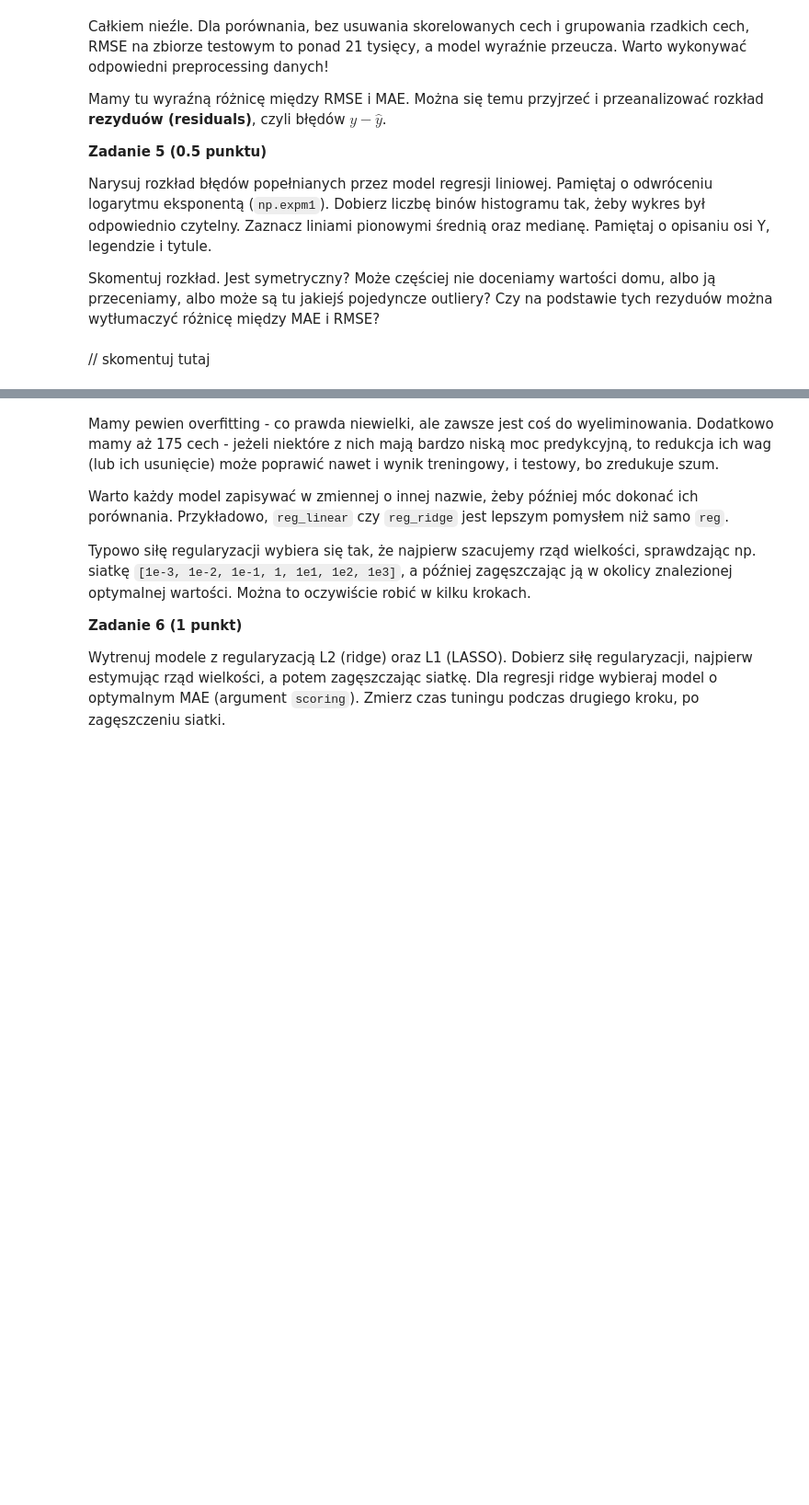
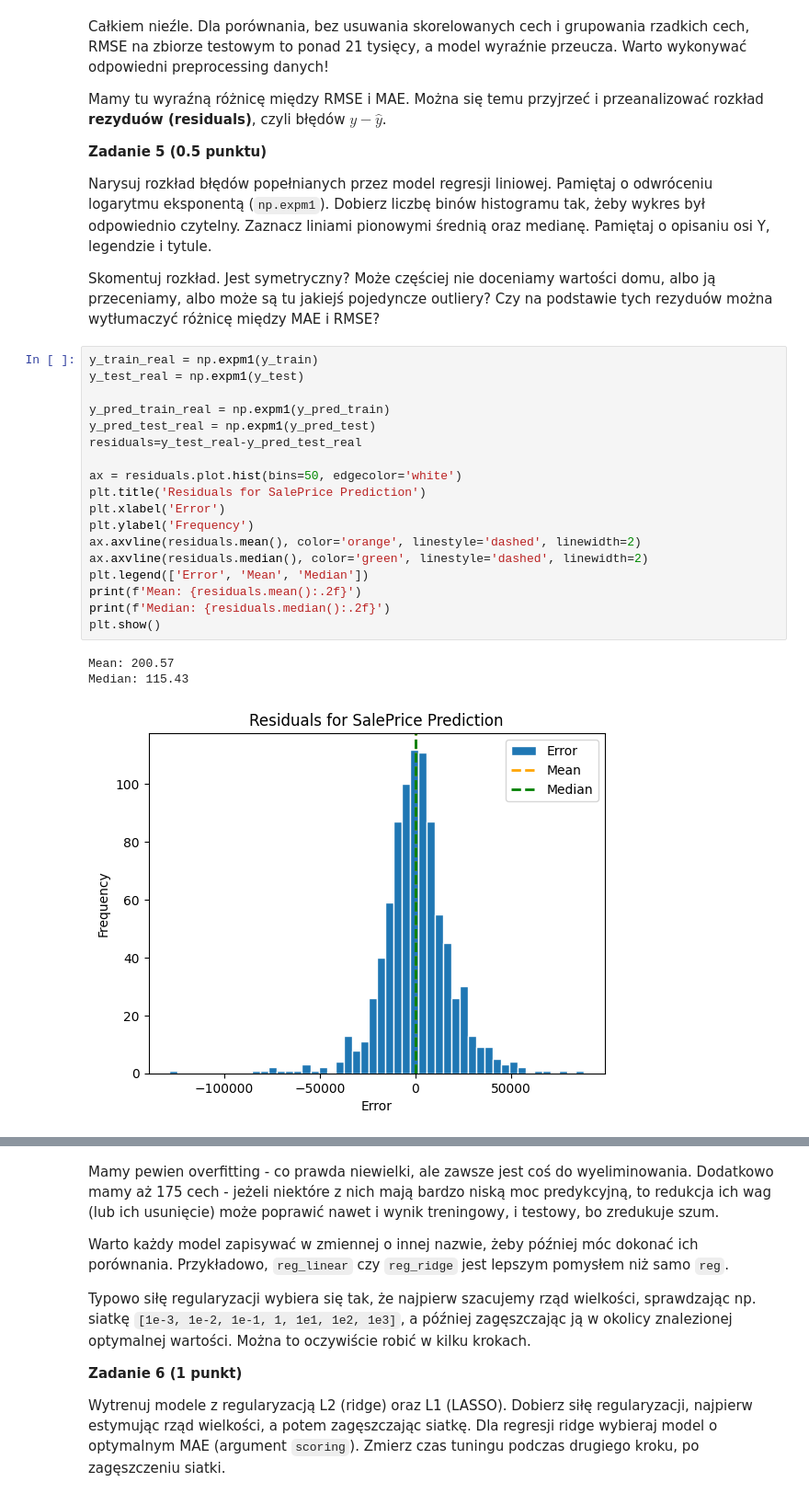
Before and after one commit to kanitsch/pum, a Jupyter notebook: 1-zadanie_domowe/1-zadanie_domowe/notebook.ipynb, the cells around one changed output, grey strips where cells are left out. Shown at 92% size. Drawn from its saved outputs; the diff is of its cells as text; blank space fills up the shorter version.

```diff
--- a/1-zadanie_domowe/1-zadanie_domowe/notebook.ipynb
+++ b/1-zadanie_domowe/1-zadanie_domowe/notebook.ipynb
@@ -541,5 +549,25 @@ Mamy tu wyraźną różnicę między RMSE i MAE. Można się temu przyjrzeć i p
 Narysuj rozkład błędów popełnianych przez model regresji liniowej. Pamiętaj o odwróceniu logarytmu eksponentą (`np.expm1`). Dobierz liczbę binów histogramu tak, żeby wykres był odpowiednio czytelny. Zaznacz liniami pionowymi średnią oraz medianę. Pamiętaj o opisaniu osi Y, legendzie i tytule.
 
 Skomentuj rozkład. Jest symetryczny? Może częściej nie doceniamy wartości domu, albo ją przeceniamy, albo może są tu jakiejś pojedyncze outliery? Czy na podstawie tych rezyduów można wytłumaczyć różnicę między MAE i RMSE?
-# %% [markdown]
-// skomentuj tutaj
+# %%
+y_train_real = np.expm1(y_train)
+y_test_real = np.expm1(y_test)
+
+y_pred_train_real = np.expm1(y_pred_train)
+y_pred_test_real = np.expm1(y_pred_test)
+residuals=y_test_real-y_pred_test_real
+
+ax = residuals.plot.hist(bins=50, edgecolor='white')
+plt.title('Residuals for SalePrice Prediction')
+plt.xlabel('Error')
+plt.ylabel('Frequency')
+ax.axvline(residuals.mean(), color='orange', linestyle='dashed', linewidth=2)
+ax.axvline(residuals.median(), color='green', linestyle='dashed', linewidth=2)
+plt.legend(['Error', 'Mean', 'Median'])
+print(f'Mean: {residuals.mean():.2f}')
+print(f'Median: {residuals.median():.2f}')
+plt.show()
+# %% [output]
+Mean: 200.57
+Median: 115.43
+[figure, added]
```
Also changed, not shown: parts of 17 cells of this notebook.
